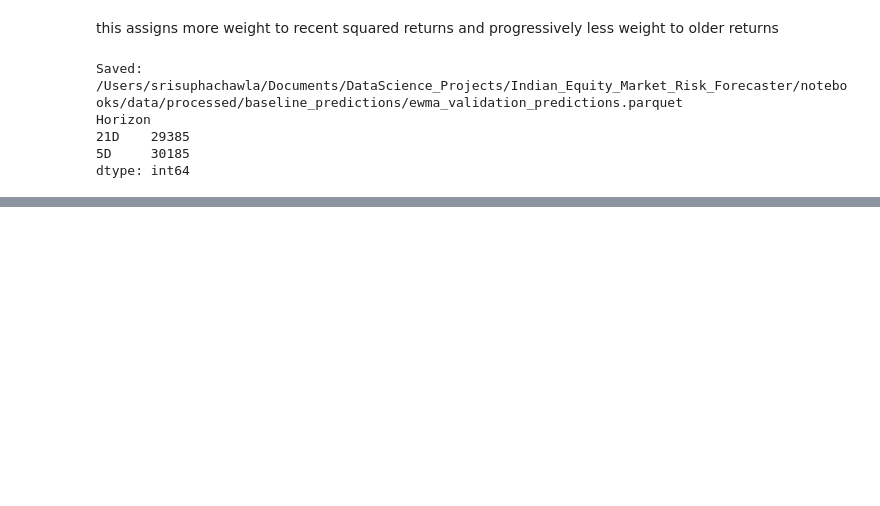
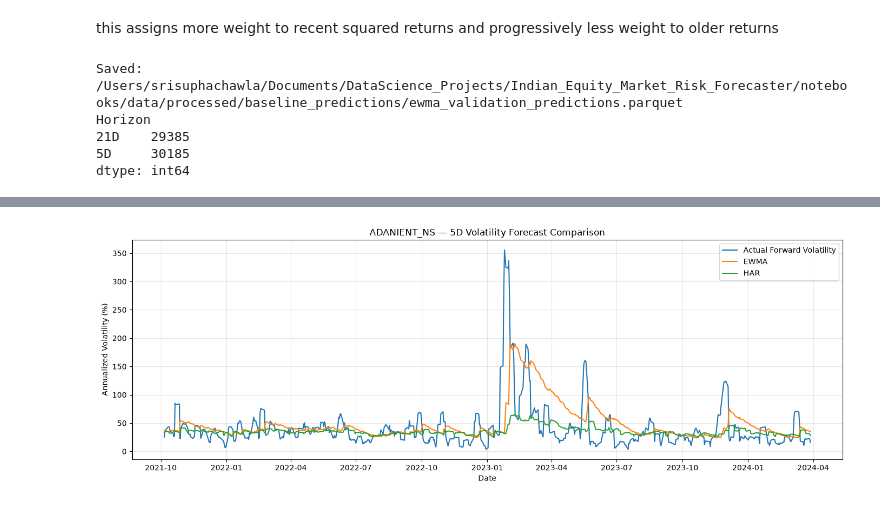
Before and after one commit to Srisupha29/DataScience_Projects, a Jupyter notebook: Indian_Equity_Market_Risk_Forecaster/notebooks/02_Volatility_Targets.ipynb, the cells around one changed output, grey strips where cells are left out. Saved outputs shown, nothing was run; the diff lists cells and outputs as text; code cells hidden in the pictures; blank space fills up the shorter version.

```diff
--- a/Indian_Equity_Market_Risk_Forecaster/notebooks/02_Volatility_Targets.ipynb
+++ b/Indian_Equity_Market_Risk_Forecaster/notebooks/02_Volatility_Targets.ipynb
@@ -1520,0 +1742,49 @@ dtype: int64
+# %%
+ticker = sample_ticker
+horizon = "5D"
+
+ewma_sample = ewma_validation[
+    (ewma_validation["Ticker"] == ticker)
+    & (ewma_validation["Horizon"] == horizon)
+]
+
+har_sample = har_validation[
+    (har_validation["Ticker"] == ticker)
+    & (har_validation["Horizon"] == horizon)
+]
+
+comparison = ewma_sample.merge(
+    har_sample[["Date", "Prediction"]],
+    on="Date",
+    suffixes=("_EWMA", "_HAR")
+)
+
+plt.figure(figsize=(14, 5))
+
+plt.plot(
+    comparison["Date"],
+    comparison["Target"] * 100,
+    label="Actual Forward Volatility"
+)
+
+plt.plot(
+    comparison["Date"],
+    comparison["Prediction_EWMA"] * 100,
+    label="EWMA"
+)
+
+plt.plot(
+    comparison["Date"],
+    comparison["Prediction_HAR"] * 100,
+    label="HAR"
+)
+
+plt.title(f"{ticker} — {horizon} Volatility Forecast Comparison")
+plt.xlabel("Date")
+plt.ylabel("Annualized Volatility (%)")
+plt.legend()
+plt.grid(alpha=0.3)
+plt.tight_layout()
+plt.show()
+# %% [output]
+[figure, added]
```
Also changed, not shown: parts of 12 cells of this notebook.
